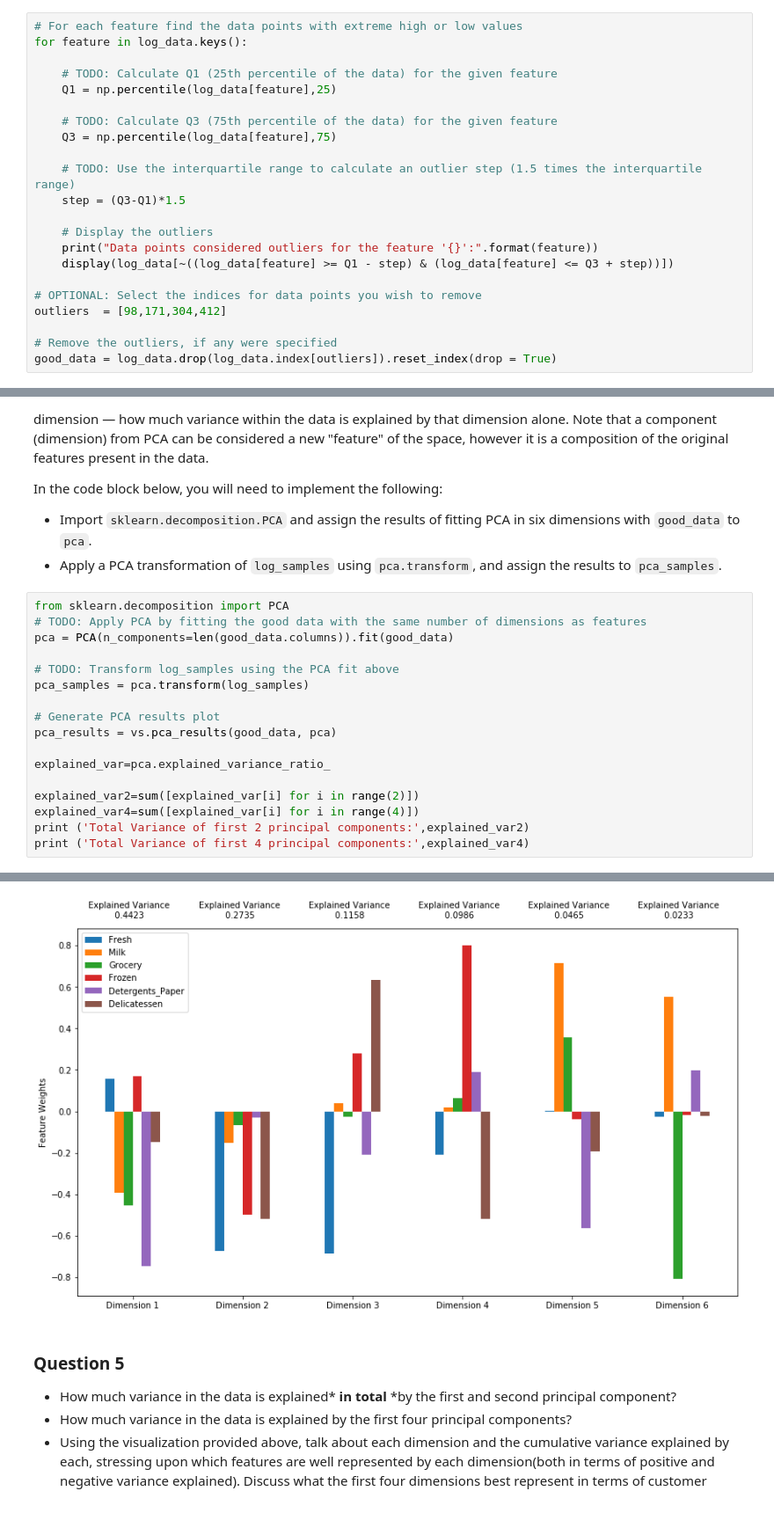
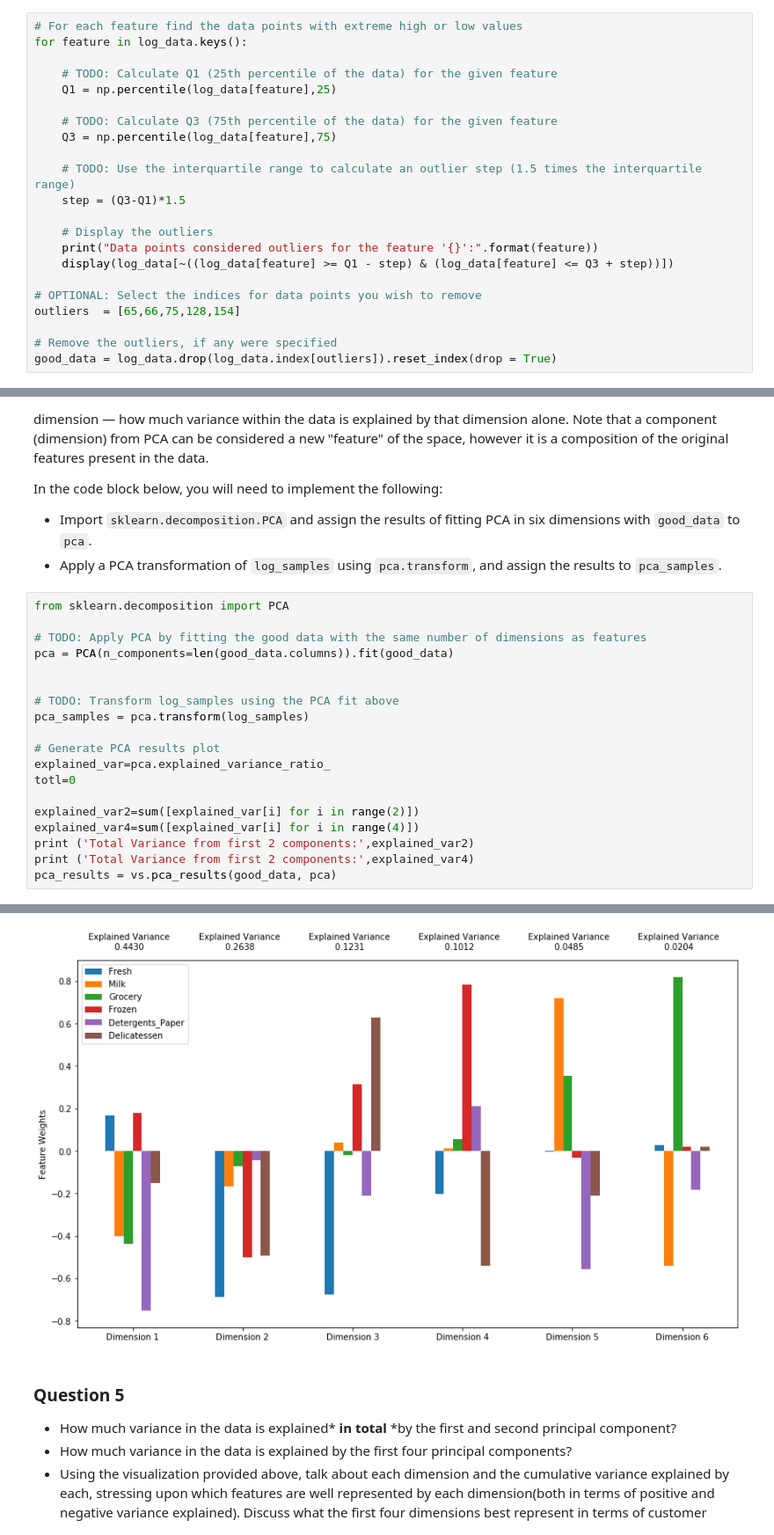
Before and after one commit to ShivakumarRavi/customer_segments, a Jupyter notebook: customer_segments.ipynb, the cells around one changed output, grey strips where cells are left out. Shown: that part at 88% size. Cells and saved outputs as stored; diff of their text form.

Commit message:
Changes are done as per first review comments
Changes are done as per first review comments

```diff
--- a/customer_segments.ipynb
+++ b/customer_segments.ipynb
@@ -218,7 +218,7 @@ for feature in log_data.keys():
     display(log_data[~((log_data[feature] >= Q1 - step) & (log_data[feature] <= Q3 + step))])
 
 # OPTIONAL: Select the indices for data points you wish to remove
-outliers  = [98,171,304,412]
+outliers  = [65,66,75,128,154]
 
 # Remove the outliers, if any were specified
 good_data = log_data.drop(log_data.index[outliers]).reset_index(drop = True)
@@ -306,19 +306,21 @@ In the code block below, you will need to implement the following:
  - Apply a PCA transformation of `log_samples` using `pca.transform`, and assign the results to `pca_samples`.
 # %%
 from sklearn.decomposition import PCA
+
 # TODO: Apply PCA by fitting the good data with the same number of dimensions as features
 pca = PCA(n_components=len(good_data.columns)).fit(good_data)
+
 
 # TODO: Transform log_samples using the PCA fit above
 pca_samples = pca.transform(log_samples)
 
 # Generate PCA results plot
-pca_results = vs.pca_results(good_data, pca)
-
 explained_var=pca.explained_variance_ratio_
+totl=0
 
 explained_var2=sum([explained_var[i] for i in range(2)])
 explained_var4=sum([explained_var[i] for i in range(4)])
-print ('Total Variance of first 2 principal components:',explained_var2)
-print ('Total Variance of first 4 principal components:',explained_var4)
+print ('Total Variance from first 2 components:',explained_var2)
+print ('Total Variance from first 2 components:',explained_var4)
+pca_results = vs.pca_results(good_data, pca)
 # %% [output]
@@ -327,4 +329,4 @@ Total Variance of first 4 principal components: 0.930154467794
-[figure, old version]
+[figure, new version]
 # %% [markdown]
 ### Question 5
 
```
Also changed, not shown: parts of 13 cells of this notebook, 1 other file.
